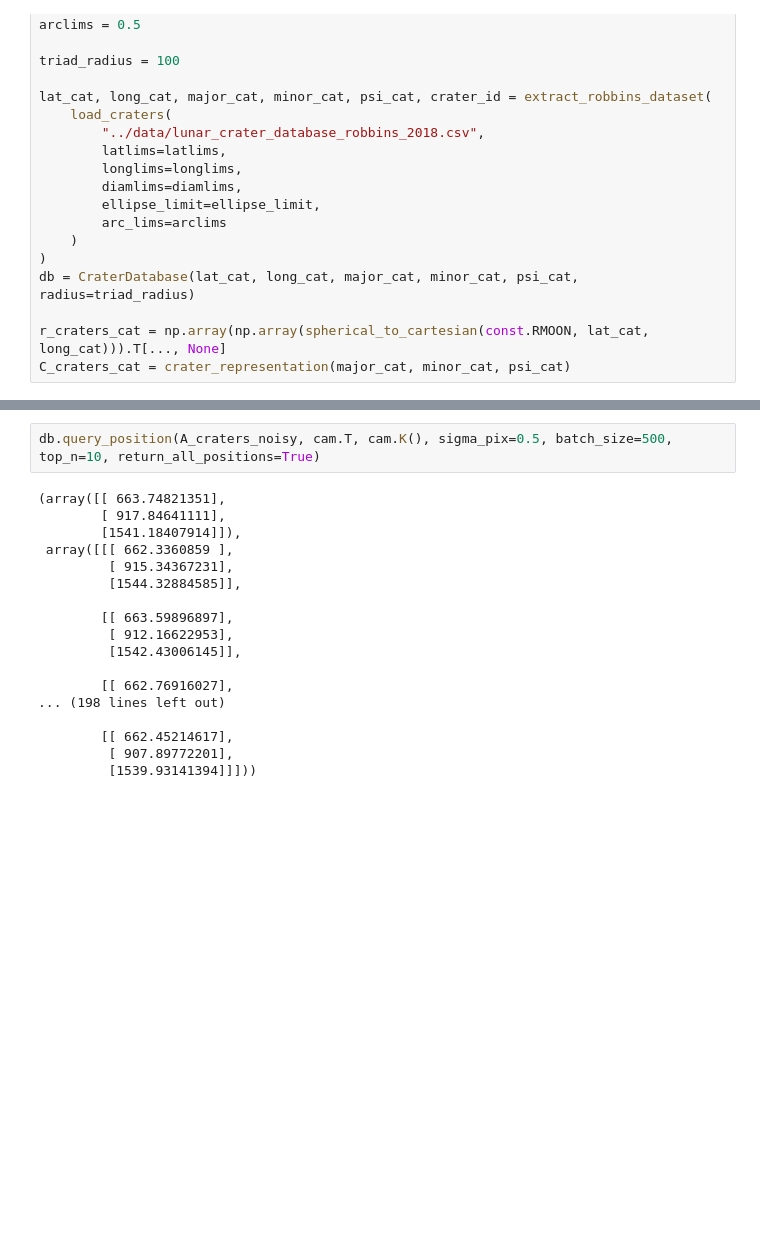
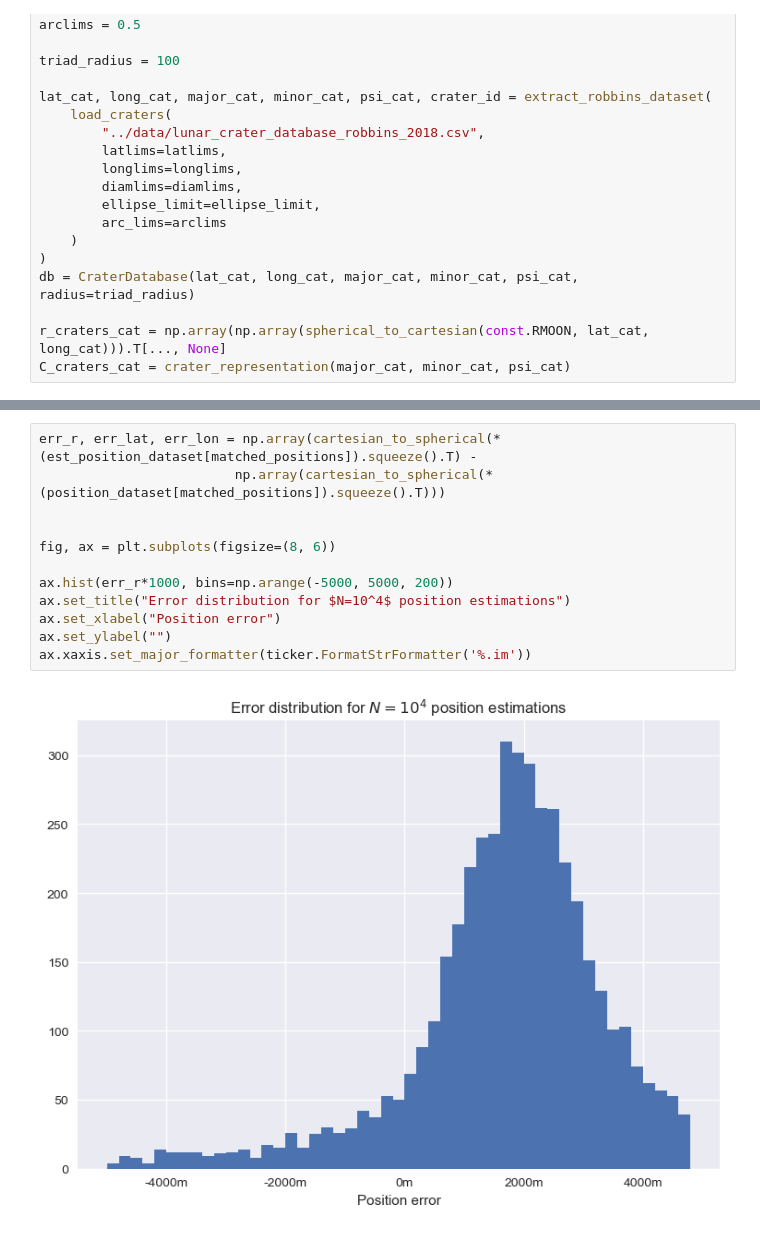
Before and after one commit to wdoppenberg/crater-detection, a Jupyter notebook: notebooks/crater_matching.ipynb, the cells around one changed output, grey strips where cells are left out. Cells and saved outputs as stored; diff of their text form; blank space fills up the shorter version.

```diff
--- a/notebooks/crater_matching.ipynb
+++ b/notebooks/crater_matching.ipynb
@@ -398,20 +394,14 @@ array([[ 662.82600333],
-# %%
-db.query_position(A_craters_noisy, cam.T, cam.K(), sigma_pix=0.5, batch_size=500, top_n=10, return_all_positions=True)
-# %% [output]
-(array([[ 663.74821351],
-        [ 917.84641111],
-        [1541.18407914]]),
- array([[[ 662.3360859 ],
-         [ 915.34367231],
-         [1544.32884585]],
-
-        [[ 663.59896897],
-         [ 912.16622953],
-         [1542.43006145]],
-
-        [[ 662.76916027],
-... (198 lines left out)
-
-        [[ 662.45214617],
-         [ 907.89772201],
-         [1539.93141394]]]))
+# %%
+err_r, err_lat, err_lon = np.array(cartesian_to_spherical(*(est_position_dataset[matched_positions]).squeeze().T) -
+                         np.array(cartesian_to_spherical(*(position_dataset[matched_positions]).squeeze().T)))
+
+
+fig, ax = plt.subplots(figsize=(8, 6))
+
+ax.hist(err_r*1000, bins=np.arange(-5000, 5000, 200))
+ax.set_title("Error distribution for $N=10^4$ position estimations")
+ax.set_xlabel("Position error")
+ax.set_ylabel("")
+ax.xaxis.set_major_formatter(ticker.FormatStrFormatter('%.im'))
+# %% [output]
+[figure, added]
```
Also changed, not shown: parts of 11 cells of this notebook, 1 other file.
